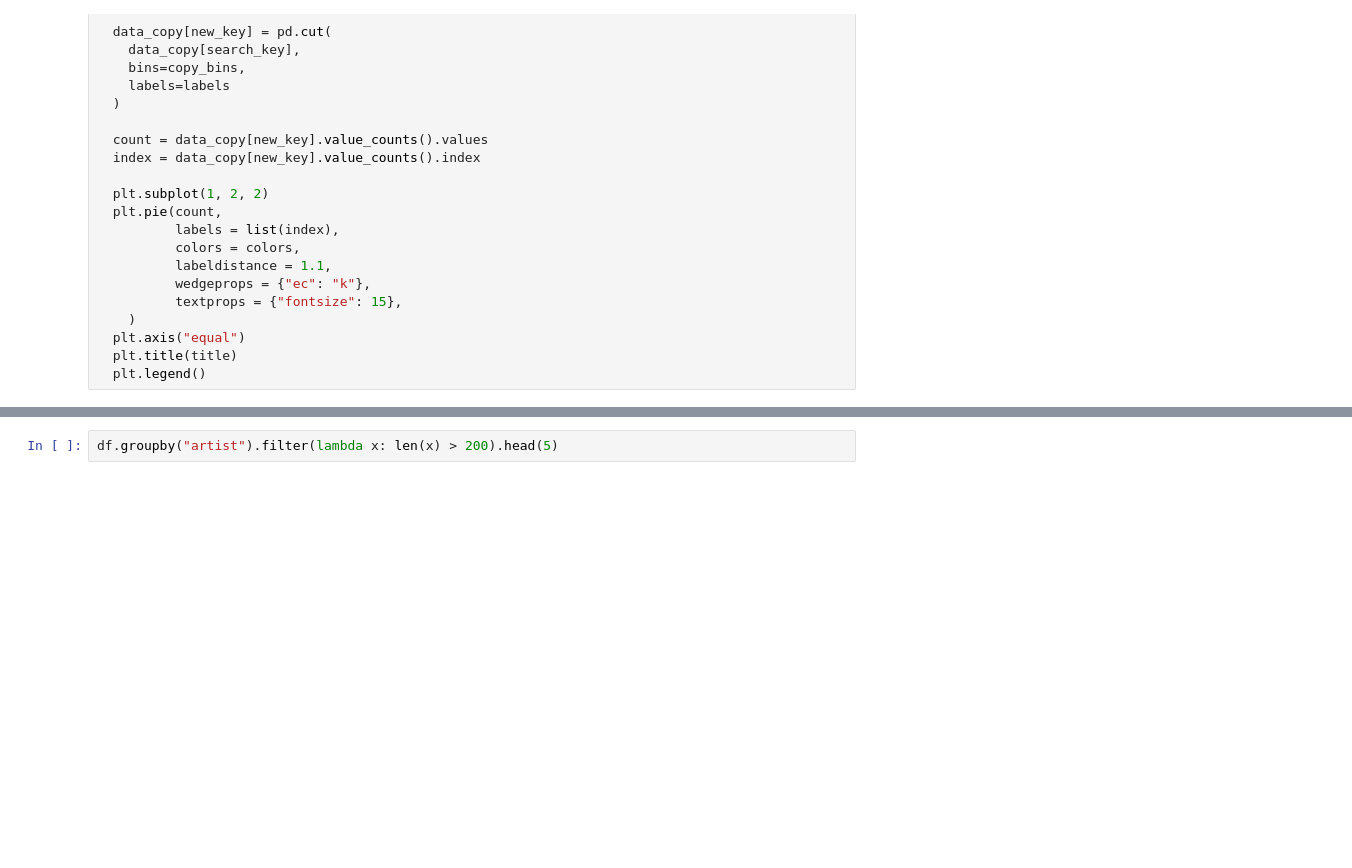
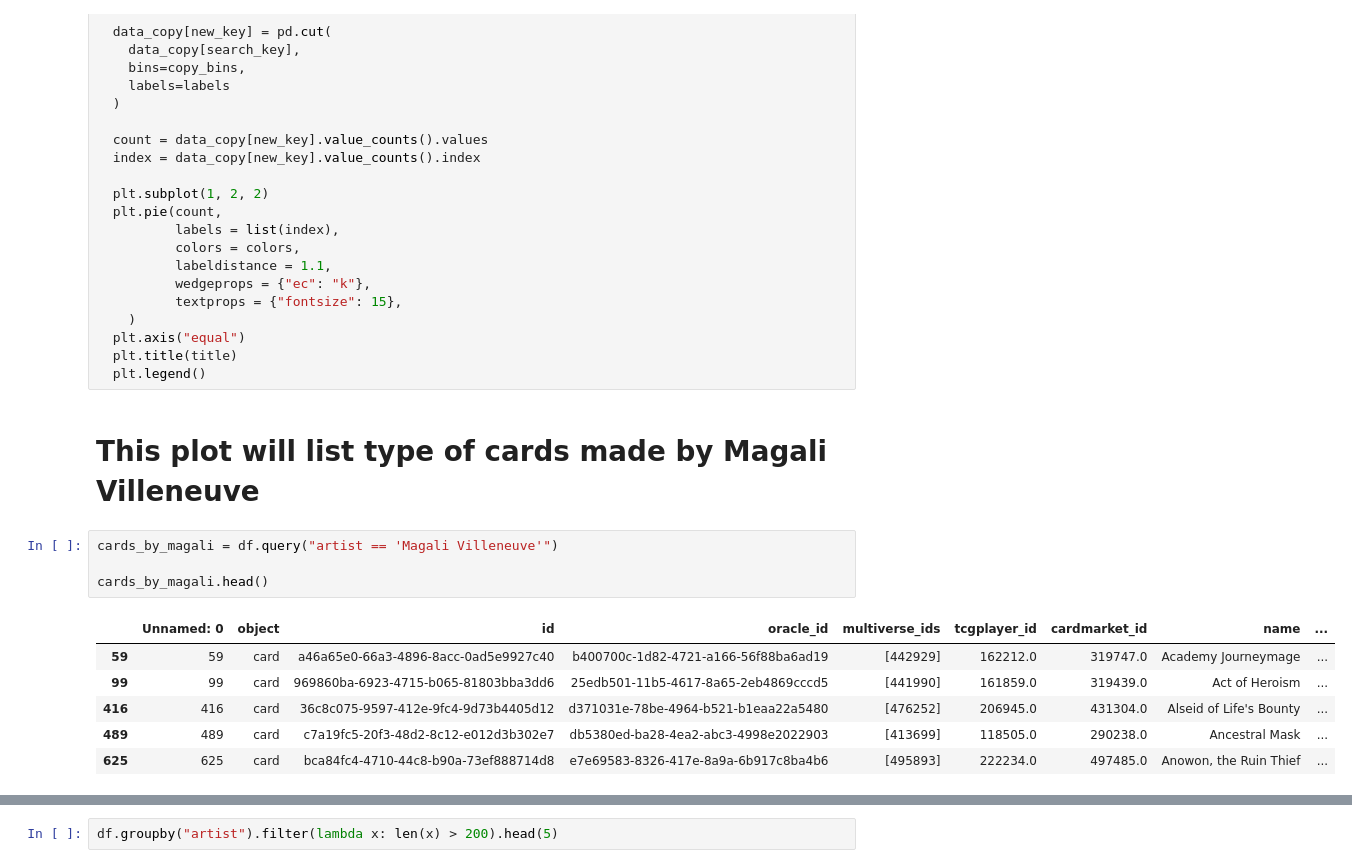
Before and after one commit to joaomarcuslf/mtg-csv-generator, a Jupyter notebook: report_with_mtg_csv.ipynb, the cells around one changed output, grey strips where cells are left out. Saved outputs shown, nothing was run; the diff lists cells and outputs as text; blank space fills up the shorter version.

```diff
--- a/report_with_mtg_csv.ipynb
+++ b/report_with_mtg_csv.ipynb
@@ -70,3 +70,16 @@ def create_pie_plot(data, search_key, new_key, title, labels = [], bins = [], co
   plt.axis("equal")
   plt.title(title)
   plt.legend()
+# %% [markdown]
+# This plot will list type of cards made by Magali Villeneuve
+# %%
+cards_by_magali = df.query("artist == 'Magali Villeneuve'")
+
+cards_by_magali.head()
+# %% [output]
+|  | Unnamed: 0 | object | id | oracle_id | multiverse_ids | tcgplayer_id | cardmarket_id | name | ... |
+| 59 | 59 | card | a46a65e0-66a3-4896-8acc-0ad5e9927c40 | b400700c-1d82-4721-a166-56f88ba6ad19 | [442929] | 162212.0 | 319747.0 | Academy Journeymage | ... |
+| 99 | 99 | card | 969860ba-6923-4715-b065-81803bba3dd6 | 25edb501-11b5-4617-8a65-2eb4869cccd5 | [441990] | 161859.0 | 319439.0 | Act of Heroism | ... |
+| 416 | 416 | card | 36c8c075-9597-412e-9fc4-9d73b4405d12 | d371031e-78be-4964-b521-b1eaa22a5480 | [476252] | 206945.0 | 431304.0 | Alseid of Life's Bounty | ... |
+| 489 | 489 | card | c7a19fc5-20f3-48d2-8c12-e012d3b302e7 | db5380ed-ba28-4ea2-abc3-4998e2022903 | [413699] | 118505.0 | 290238.0 | Ancestral Mask | ... |
+| 625 | 625 | card | bca84fc4-4710-44c8-b90a-73ef888714d8 | e7e69583-8326-417e-8a9a-6b917c8ba4b6 | [495893] | 222234.0 | 497485.0 | Anowon, the Ruin Thief | ... |
```
Also changed, not shown: parts of 3 cells of this notebook.
